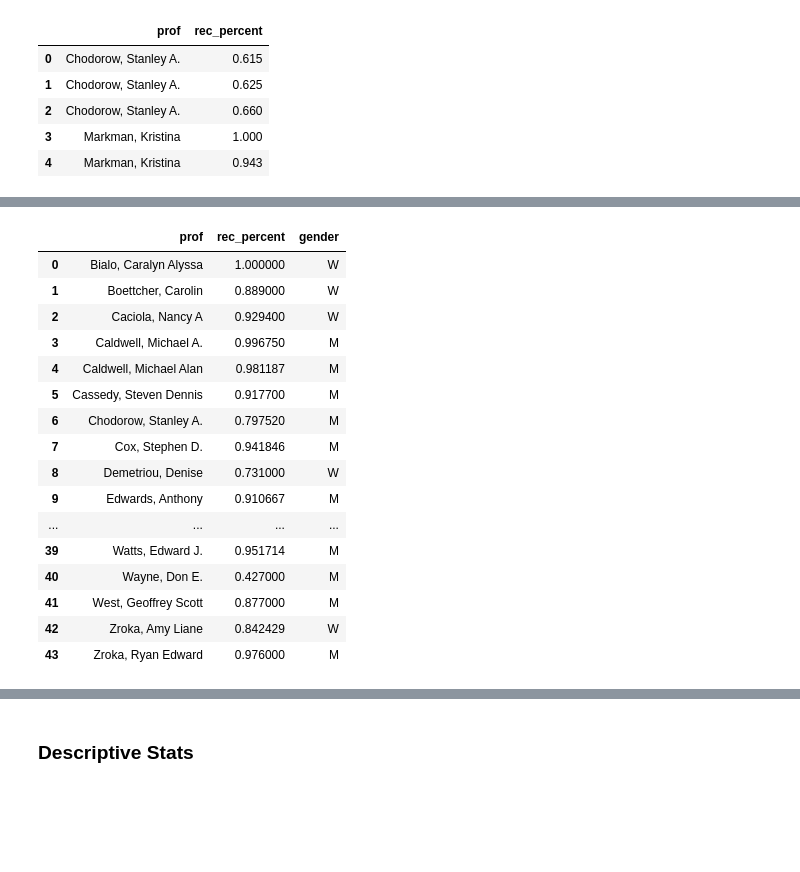
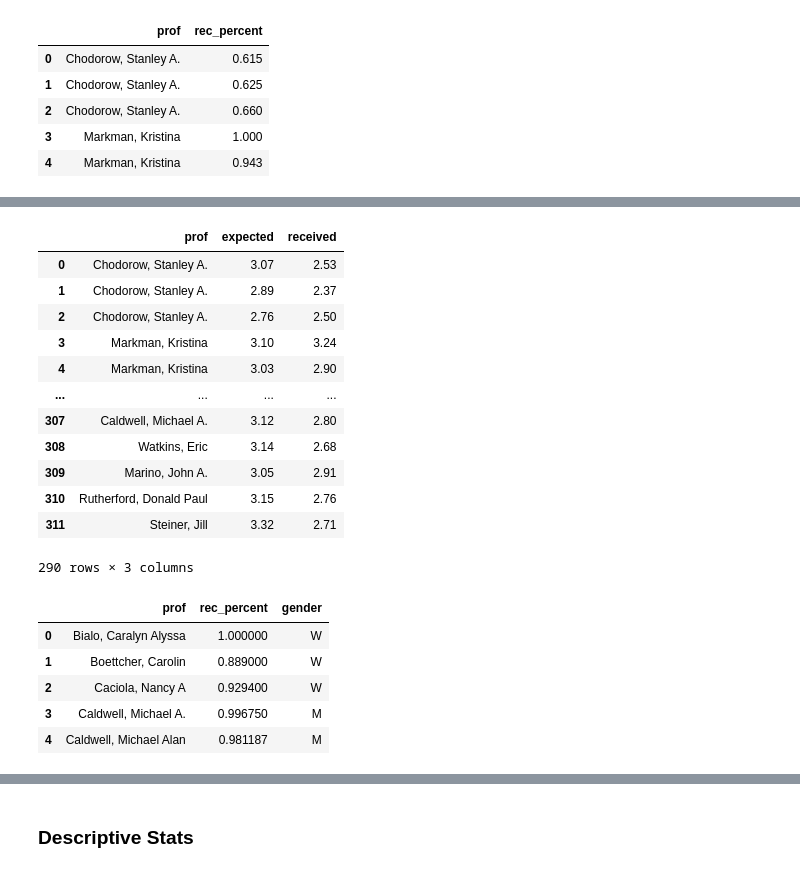
Before and after one commit to nihabhaskar/CSE_194_Project, a Jupyter notebook: humanities_stats.ipynb, the cells around one changed output, grey strips where cells are left out. Drawn from its saved outputs; the diff is of its cells as text; code cells hidden in the pictures; blank space fills up the shorter version.

```diff
--- a/humanities_stats.ipynb
+++ b/humanities_stats.ipynb
@@ -10,6 +10,7 @@ import matplotlib.pyplot as plt
 # %%
 # Read in data for biological sciences department
 df_hum_rec = pd.read_csv("capes/humanities_capes.csv", usecols= ['Instructor','Rcmnd Instr'])
+df_hum_grade = pd.read_csv("capes/humanities_capes.csv", usecols= ['Instructor','Avg Grade Expected', 'Avg Grade Received'])
 
 # Change percent reccomend to decimal
 df_hum_rec['Rcmnd Instr'] = df_hum_rec['Rcmnd Instr'].str.rstrip('%').astype('float') / 100.0
@@ -50,26 +56,35 @@ df_hum_rec.head()
+# %%
+df_hum_grade
+# %% [output]
+|  | prof | expected | received |
+| 0 | Chodorow, Stanley A. | 3.07 | 2.53 |
+| 1 | Chodorow, Stanley A. | 2.89 | 2.37 |
+| 2 | Chodorow, Stanley A. | 2.76 | 2.50 |
+| 3 | Markman, Kristina | 3.10 | 3.24 |
+| 4 | Markman, Kristina | 3.03 | 2.90 |
+| ... | ... | ... | ... |
+| 307 | Caldwell, Michael A. | 3.12 | 2.80 |
+| 308 | Watkins, Eric | 3.14 | 2.68 |
+| 309 | Marino, John A. | 3.05 | 2.91 |
+| 310 | Rutherford, Donald Paul | 3.15 | 2.76 |
+| 311 | Steiner, Jill | 3.32 | 2.71 |
+290 rows × 3 columns
 # %%
 # Average out reccomend percent for all classes professor has taught
 df_hum_rec_avg = df_hum_rec.groupby('prof', as_index=False).mean()
 
+#Average out expected & recieved grade for all classes professor has taught
+df_hum_grade = df_hum_grade.groupby('prof', as_index=False).mean()
+
 # Add column for gender for professor
 df_hum_rec_avg['gender'] = np.where(df_hum_rec_avg['prof'].isin(women_profs), "W", "M")
-
-df_hum_rec_avg
+df_hum_grade['gender'] = np.where(df_hum_grade['prof'].isin(women_profs), "W", "M")
-# %% [output]
-|  | prof | rec_percent | gender |
-| 0 | Bialo, Caralyn Alyssa | 1.000000 | W |
-| 1 | Boettcher, Carolin | 0.889000 | W |
-| 2 | Caciola, Nancy A | 0.929400 | W |
-| 3 | Caldwell, Michael A. | 0.996750 | M |
-| 4 | Caldwell, Michael Alan | 0.981187 | M |
-| 5 | Cassedy, Steven Dennis | 0.917700 | M |
-| 6 | Chodorow, Stanley A. | 0.797520 | M |
-| 7 | Cox, Stephen D. | 0.941846 | M |
-| 8 | Demetriou, Denise | 0.731000 | W |
-| 9 | Edwards, Anthony | 0.910667 | M |
-| ... | ... | ... | ... |
-| 39 | Watts, Edward J. | 0.951714 | M |
-| 40 | Wayne, Don E. | 0.427000 | M |
-| 41 | West, Geoffrey Scott | 0.877000 | M |
-| 42 | Zroka, Amy Liane | 0.842429 | W |
-| 43 | Zroka, Ryan Edward | 0.976000 | M |
+# %%
+df_hum_rec_avg.head()
+# %% [output]
+|  | prof | rec_percent | gender |
+| 0 | Bialo, Caralyn Alyssa | 1.000000 | W |
+| 1 | Boettcher, Carolin | 0.889000 | W |
+| 2 | Caciola, Nancy A | 0.929400 | W |
+| 3 | Caldwell, Michael A. | 0.996750 | M |
+| 4 | Caldwell, Michael Alan | 0.981187 | M |
```
Also changed, not shown: parts of 11 cells of this notebook.
